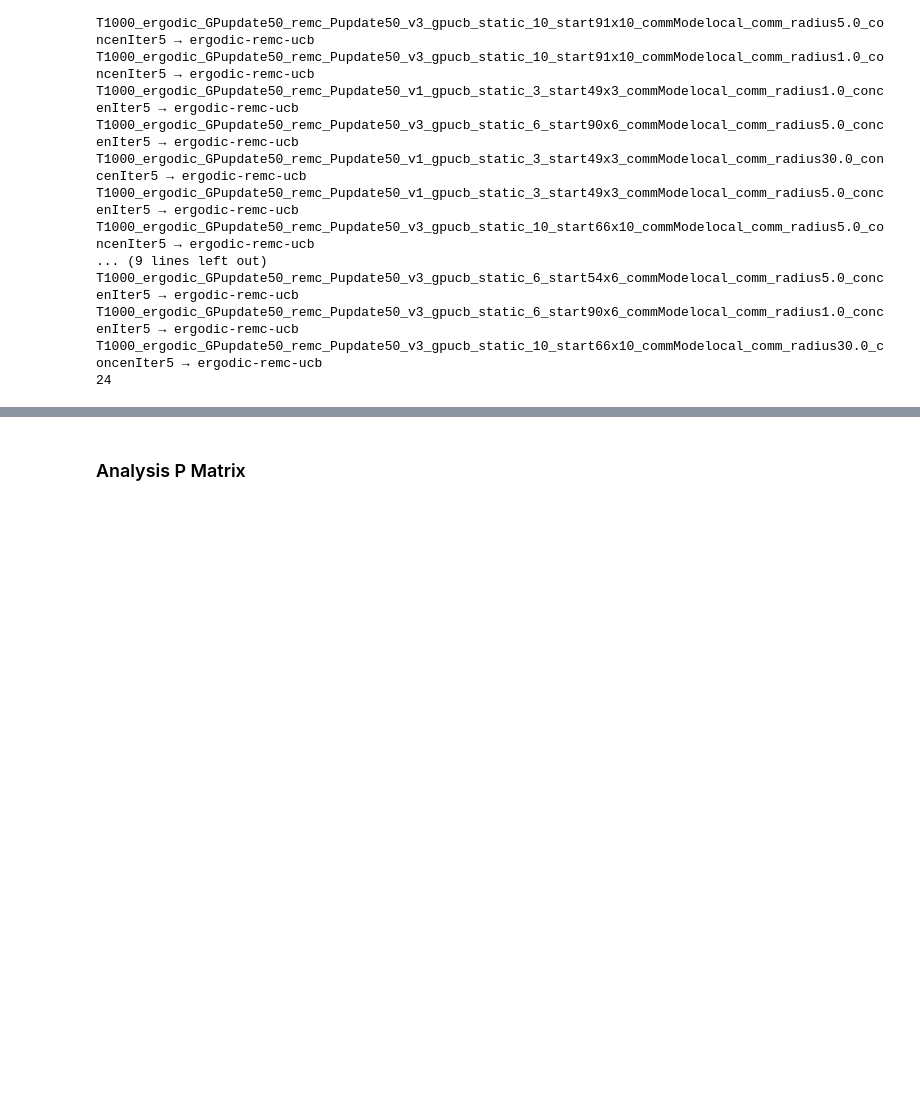
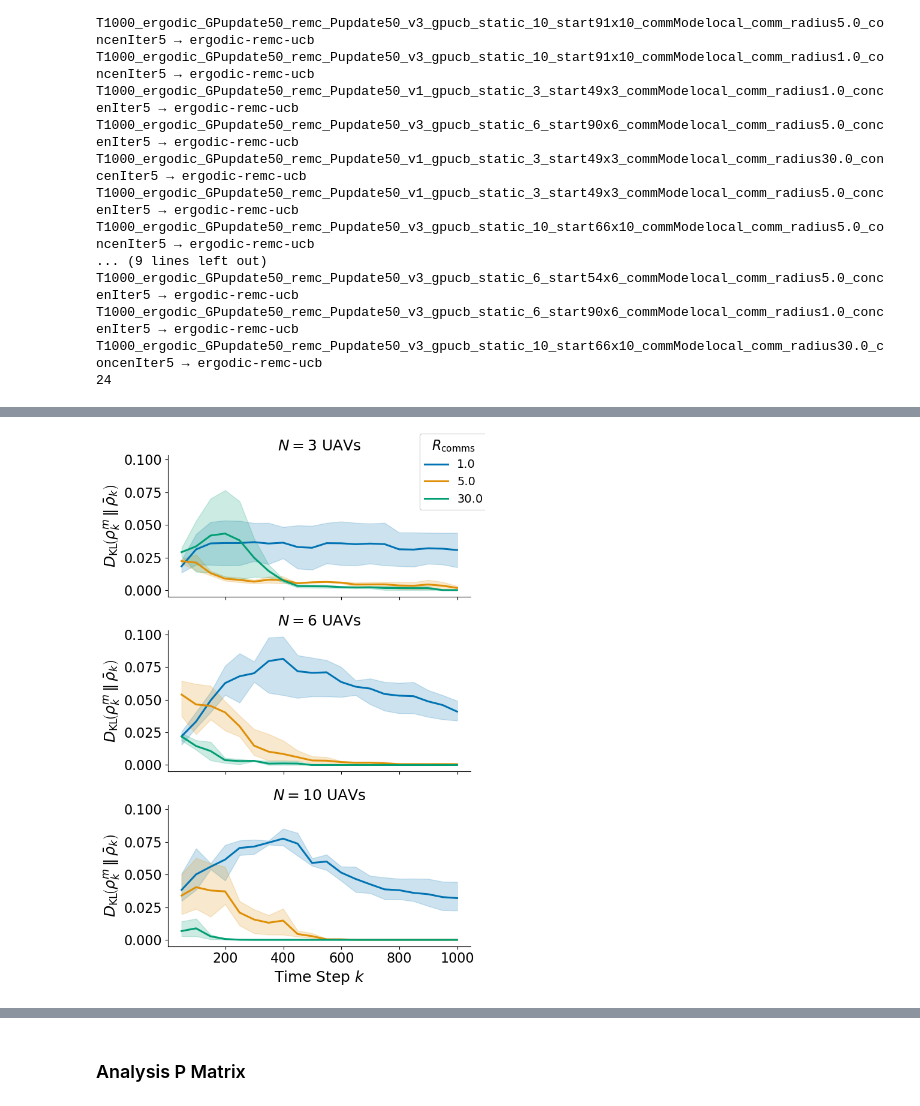
Before and after one commit to sastry-group/MAES, a Jupyter notebook: viz/plot_multiple_methods.ipynb, the cells around one changed output, grey strips where cells are left out. Drawn from its saved outputs; the diff is of its cells as text; code cells hidden in the pictures; blank space fills up the shorter version.

```diff
--- a/viz/plot_multiple_methods.ipynb
+++ b/viz/plot_multiple_methods.ipynb
@@ -987,3 +888,38 @@ plt.tight_layout()
+# %%
+g = sns.relplot(
+    data=kl_df,
+    x="time",
+    y="kl_mean",
+    hue="comm_radius",
+    row="n_agents",                 # ← changed from col to row
+    kind="line",
+    palette="colorblind",
+    height=3.2,                     # slightly smaller height per subplot
+    aspect=1.6,                     # make wider since now stacked
+    facet_kws=dict(sharey=True, sharex=True),
+)
+
+# IEEE-style axis labels
+g.set_axis_labels(
+    "Time Step $k$",
+    r"$D_{\mathrm{KL}}\!\left(\rho_k^{m} \,\|\, \bar{\rho}_k\right)$"
+)
+
+g.set_titles(r"$N = {row_name}$ UAVs")   # use row_name instead of col_name
+
+# Legend formatting
+g._legend.set_title(r"$R_{\mathrm{comms}}$")
+g._legend.set_bbox_to_anchor((0.98, 0.98))
+g._legend._loc = 1
+g._legend.set_frame_on(True)
+
+# Clean spines
+for ax in g.axes.flat:
+    sns.despine(ax=ax)
+
+plt.tight_layout()
+# %% [output]
+[figure, added]
 # %%
 rows = []
 
```
Also changed, not shown: parts of 30 cells of this notebook, 6 other files.
